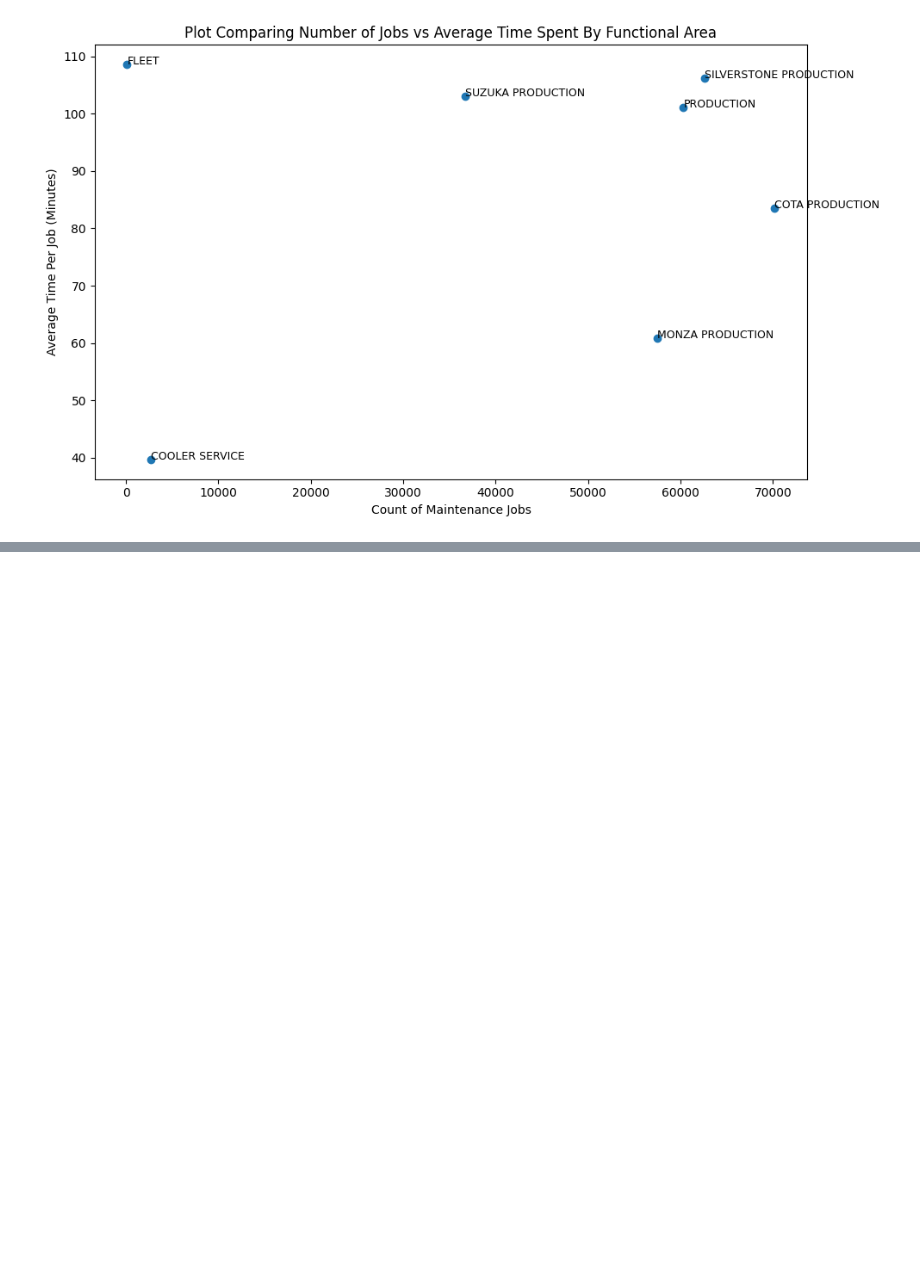
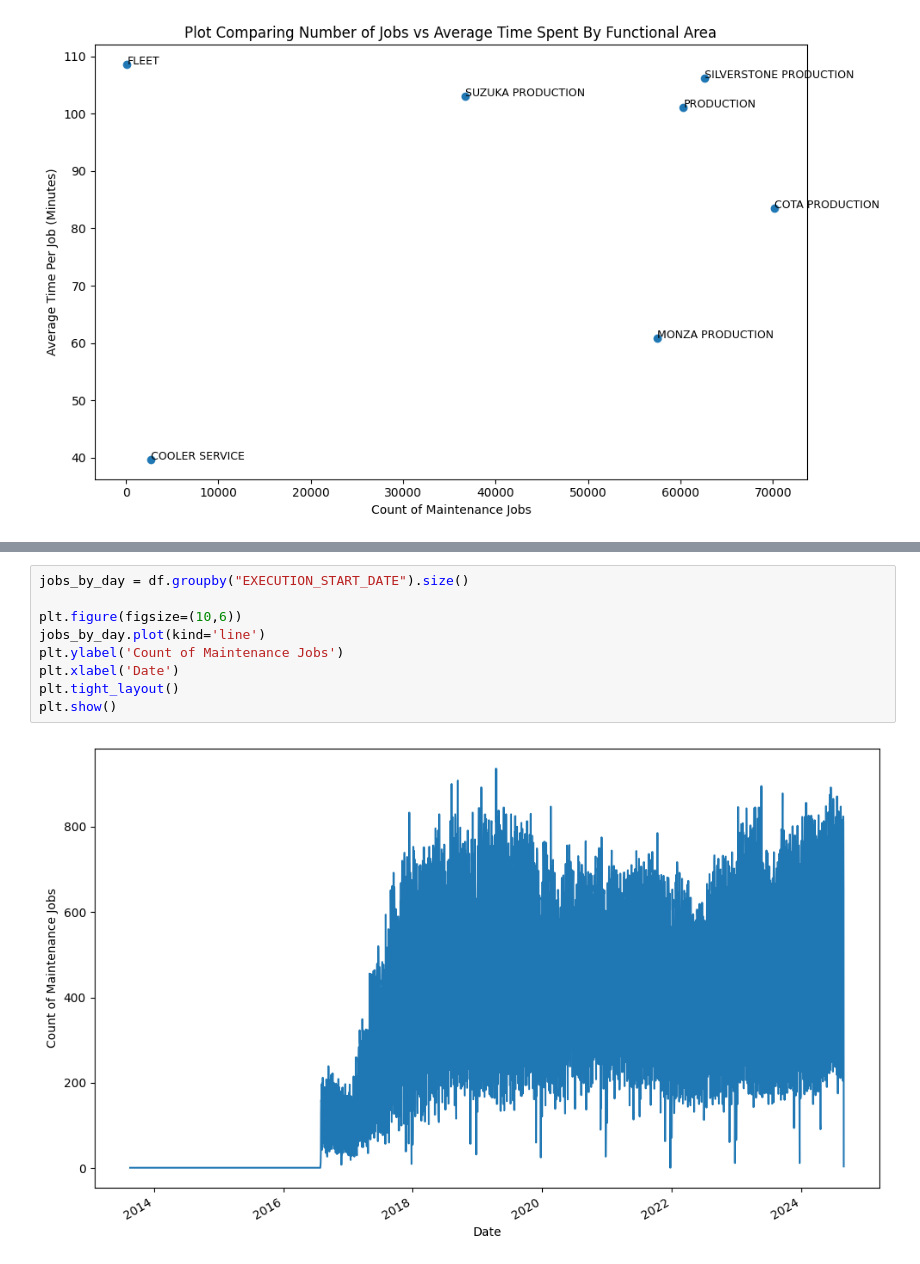
Before and after one commit to griffin-brown-95/GLB-Capstone-2, a Jupyter notebook: eda.ipynb, the cells around one changed output, grey strips where cells are left out. Drawn from its saved outputs; the diff is of its cells as text; blank space fills up the shorter version.

```diff
--- a/eda.ipynb
+++ b/eda.ipynb
@@ -209,0 +273,11 @@ plt.show()
+# %%
+jobs_by_day = df.groupby("EXECUTION_START_DATE").size()
+
+plt.figure(figsize=(10,6))
+jobs_by_day.plot(kind='line')
+plt.ylabel('Count of Maintenance Jobs')
+plt.xlabel('Date')
+plt.tight_layout()
+plt.show()
+# %% [output]
+[figure, added]
```
Also changed, not shown: parts of 7 cells of this notebook, 2 other files.
